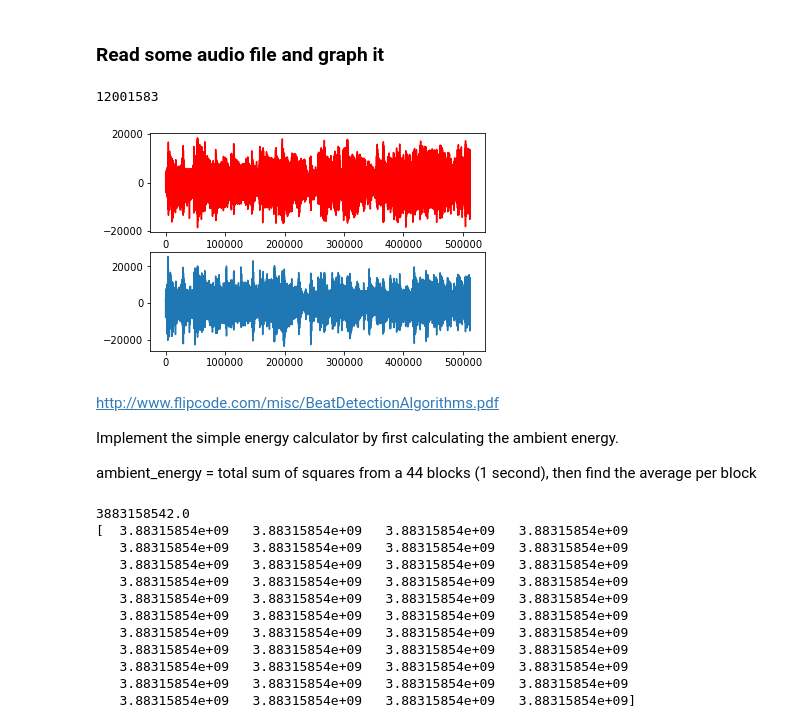
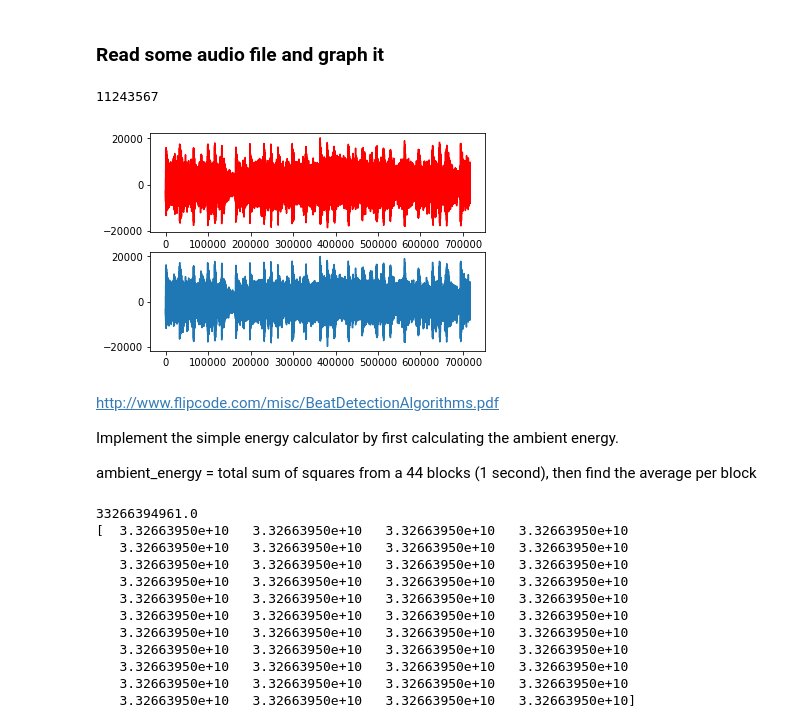
Before and after one commit to lkang/musichackday_1a, a Jupyter notebook: notebooks/audiographs.ipynb, the cells around one changed output. Saved outputs shown, nothing was run; the diff lists cells and outputs as text; code cells hidden in the pictures.

```diff
--- a/notebooks/audiographs.ipynb
+++ b/notebooks/audiographs.ipynb
@@ -10,30 +10,30 @@ from scipy.io import wavfile as wavfile
 # %%
 # rate, data = wavfile.read('/Users/lkang/psrc/pcm/hz377.wav')
 # rate, data = wavfile.read('/Users/lkang/psrc/pcm/doorbell-1.wav')
-rate, data = wavfile.read('/Users/lkang/Downloads/Cisco.wav')
-# rate, data = wavfile.read('/Users/lkang/Downloads/gangsta.wav') #youtube coolio gangsta paradise 54 seconds in
+# rate, data = wavfile.read('/Users/lkang/Downloads/Cisco.wav')
+rate, data = wavfile.read('/Users/lkang/Downloads/gangsta.wav') #youtube coolio gangsta paradise 54 seconds in
 data_length = len(data)
 print(data_length)
 # %% [output]
-12001583
+11243567
 # %%
 # Skip the song intro
 data_start = int(3*data_length/4)
 # A 1024 sample could be a beat.
 beat_sample_size = 1024
 # ambient energy is calculated from 1 second of the song
 ambient_data_size = 44*beat_sample_size
 # lets check this beat samples
-samples = 500
+samples = 700
 
 #lets see some random audio data in the song...
 plt.subplot(2,1,1)
 plt.plot(data[data_start:(data_start + samples*beat_sample_size),0], 'r')
 plt.subplot(2,1,2)
 plt.plot(data[data_start:data_start + samples*beat_sample_size,1])
 plt.show()
 # %% [output]
-[figure, old version]
+[figure, new version]
 # %%
 # data is read in as int. need to convert integer data to float data
 data = data.astype('float')
@@ -83,18 +86,18 @@ ambient_array = np.ones(44)
 ambient_array = np.full(44, beat_energy)
 print(ambient_array)
 # %% [output]
-3883158542.0
-[  3.88315854e+09   3.88315854e+09   3.88315854e+09   3.88315854e+09
-   3.88315854e+09   3.88315854e+09   3.88315854e+09   3.88315854e+09
-   3.88315854e+09   3.88315854e+09   3.88315854e+09   3.88315854e+09
-   3.88315854e+09   3.88315854e+09   3.88315854e+09   3.88315854e+09
-   3.88315854e+09   3.88315854e+09   3.88315854e+09   3.88315854e+09
-   3.88315854e+09   3.88315854e+09   3.88315854e+09   3.88315854e+09
-   3.88315854e+09   3.88315854e+09   3.88315854e+09   3.88315854e+09
-   3.88315854e+09   3.88315854e+09   3.88315854e+09   3.88315854e+09
-   3.88315854e+09   3.88315854e+09   3.88315854e+09   3.88315854e+09
-   3.88315854e+09   3.88315854e+09   3.88315854e+09   3.88315854e+09
-   3.88315854e+09   3.88315854e+09   3.88315854e+09   3.88315854e+09]
+33266394961.0
+[  3.32663950e+10   3.32663950e+10   3.32663950e+10   3.32663950e+10
+   3.32663950e+10   3.32663950e+10   3.32663950e+10   3.32663950e+10
+   3.32663950e+10   3.32663950e+10   3.32663950e+10   3.32663950e+10
+   3.32663950e+10   3.32663950e+10   3.32663950e+10   3.32663950e+10
+   3.32663950e+10   3.32663950e+10   3.32663950e+10   3.32663950e+10
+   3.32663950e+10   3.32663950e+10   3.32663950e+10   3.32663950e+10
+   3.32663950e+10   3.32663950e+10   3.32663950e+10   3.32663950e+10
+   3.32663950e+10   3.32663950e+10   3.32663950e+10   3.32663950e+10
+   3.32663950e+10   3.32663950e+10   3.32663950e+10   3.32663950e+10
+   3.32663950e+10   3.32663950e+10   3.32663950e+10   3.32663950e+10
+   3.32663950e+10   3.32663950e+10   3.32663950e+10   3.32663950e+10]
 # %%
 beats = np.ndarray(0)
 for sample in range(samples):
```
Also changed, not shown: parts of 5 cells of this notebook, 1 other file.
